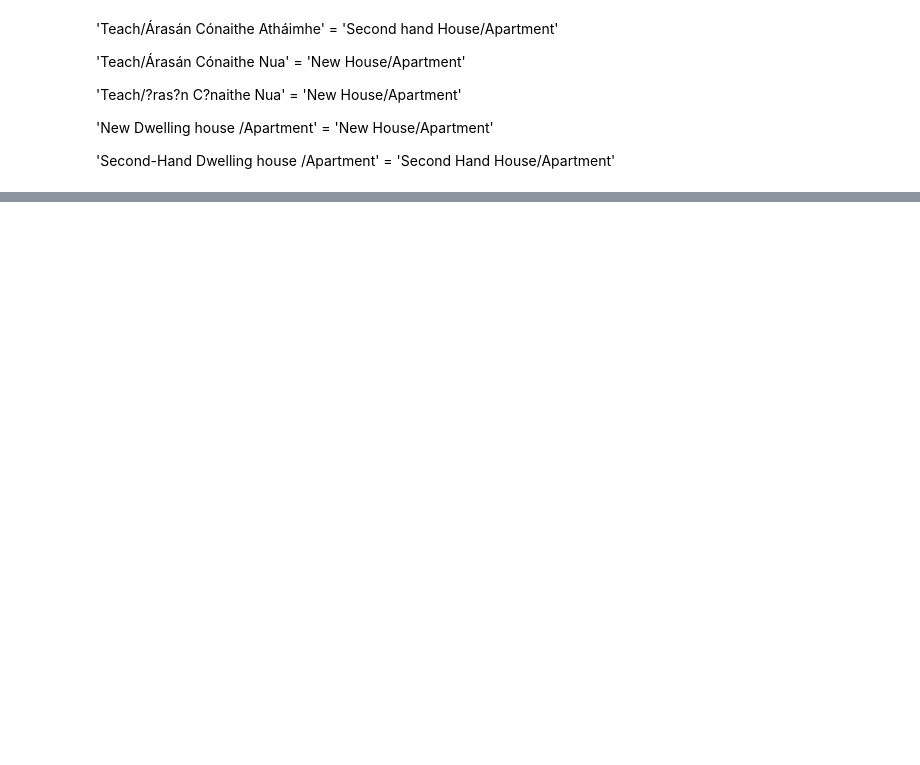
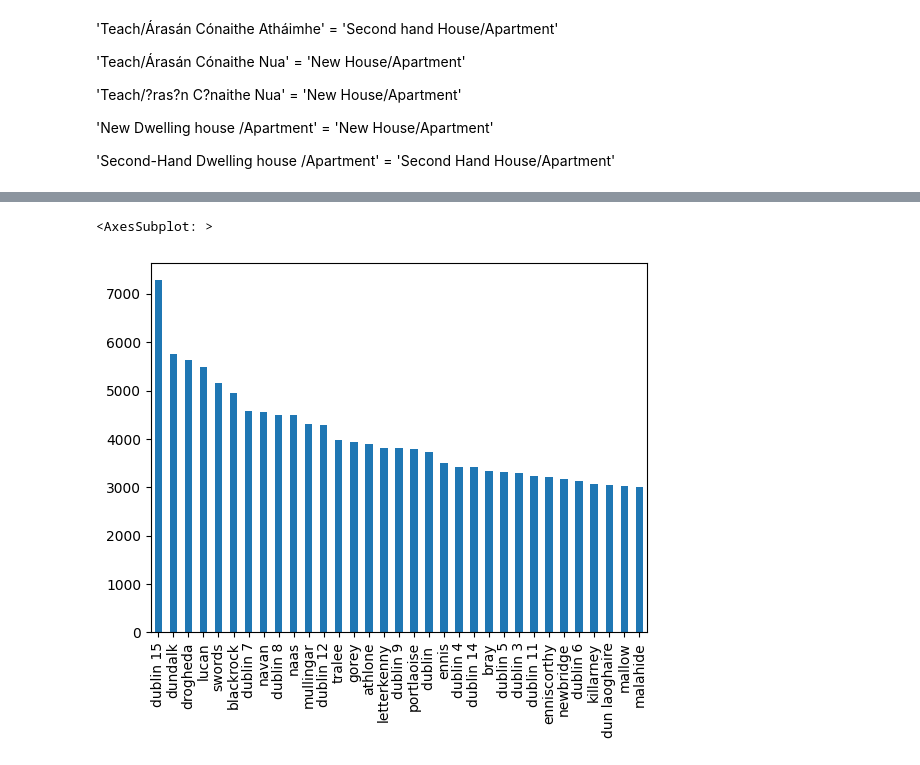
Before and after one commit to iamstarstuff/Ireland-PPR, a Jupyter notebook: EDA.ipynb, the cells around one changed output, grey strips where cells are left out. Drawn from its saved outputs; the diff is of its cells as text; code cells hidden in the pictures; blank space fills up the shorter version.

```diff
--- a/EDA.ipynb
+++ b/EDA.ipynb
@@ -181,0 +406,9 @@ fig.show()
+# %%
+df['Town'] = df['Town'].str.replace(r'\broad\b', 'rd', regex=True)
+# %%
+towncount = df.Town.value_counts()
+towncount1000 = towncount[towncount>3000]
+towncount1000.plot.bar()
+# %% [output]
+<AxesSubplot: >
+[figure, added]
```
Also changed, not shown: parts of 57 cells of this notebook, 3 other files.
